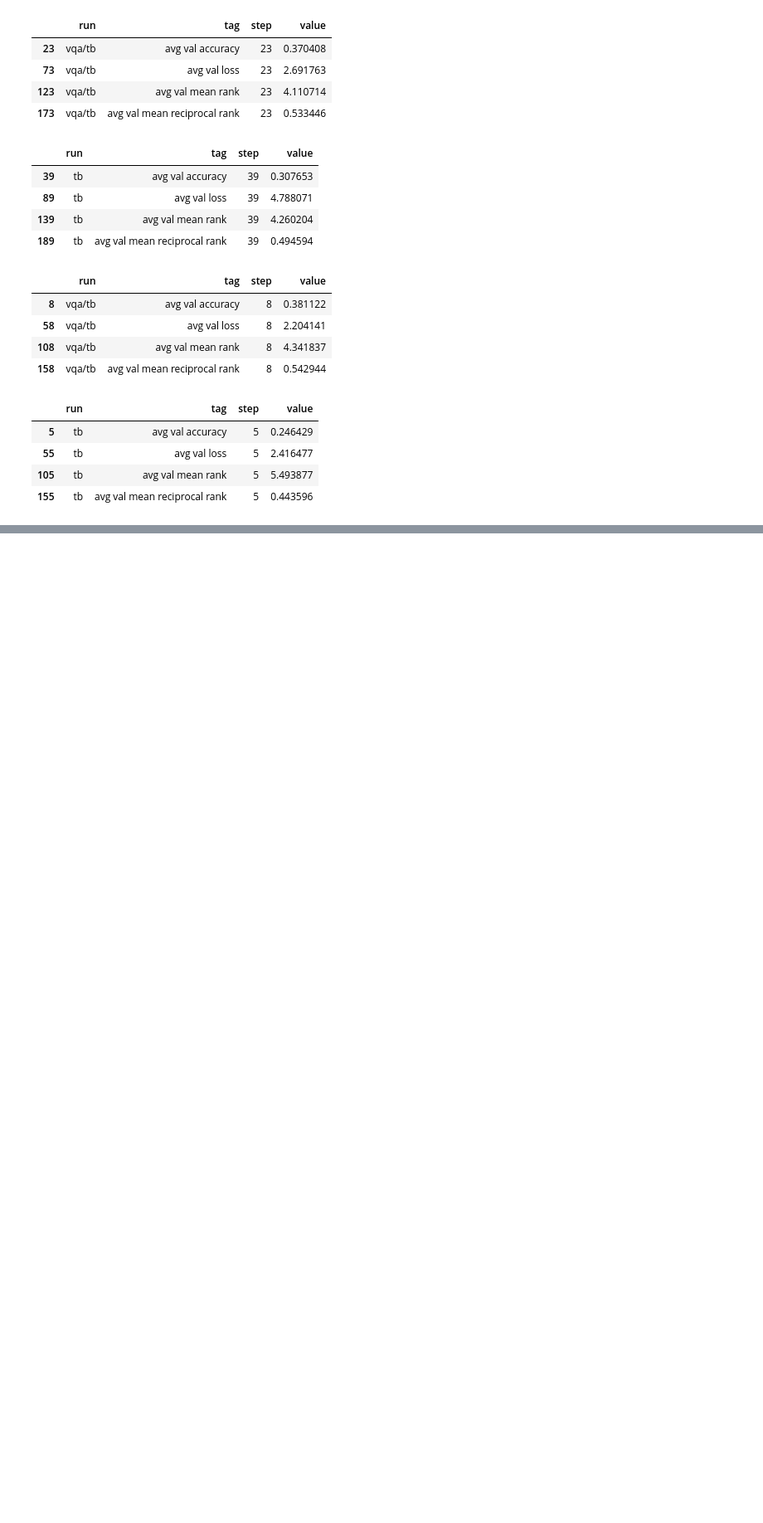
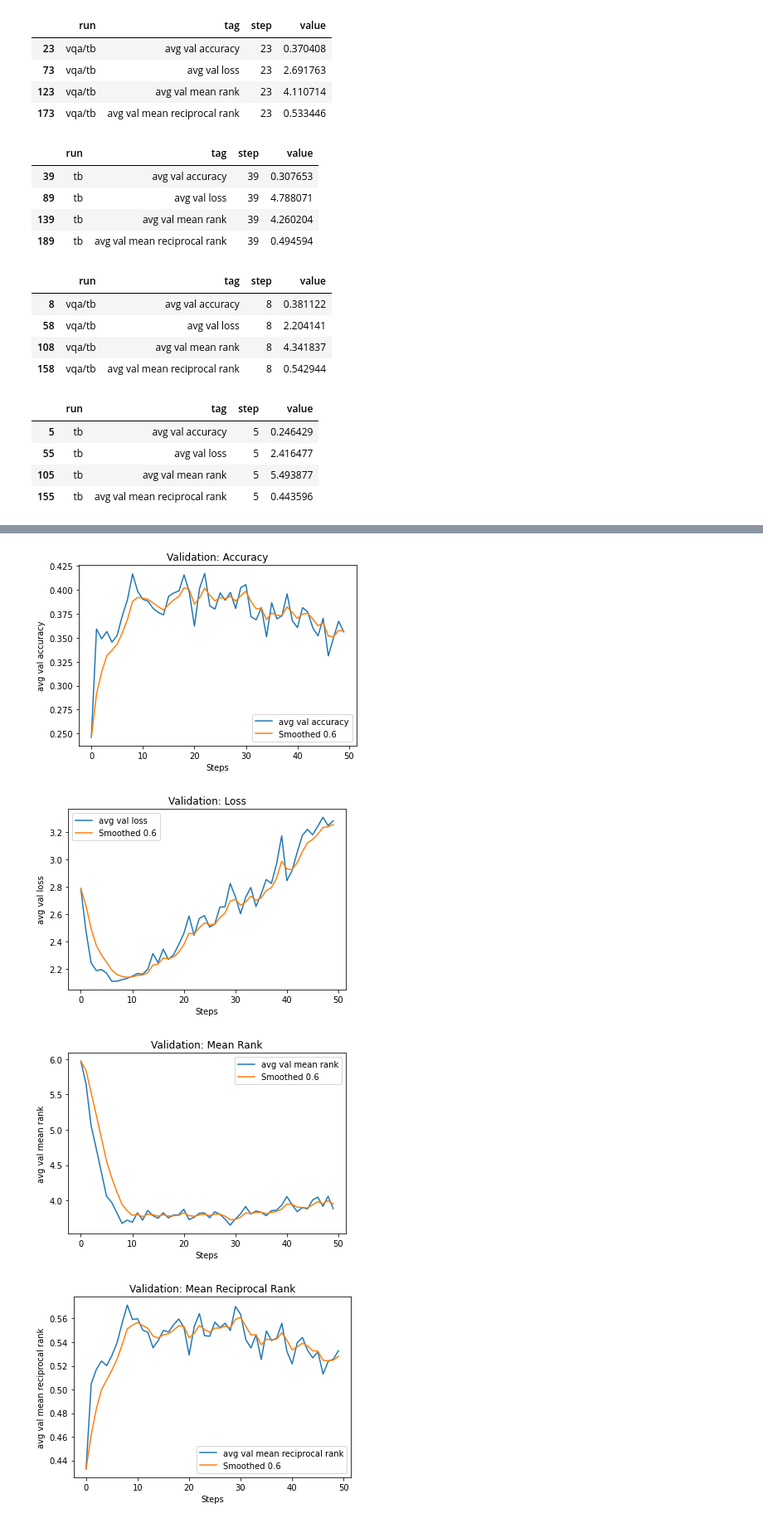
Before and after one commit to YasMME/thesisproj, a Jupyter notebook: TensorboardResultsAnalysis.ipynb, the cells around one changed output, grey strips where cells are left out. Shown at 83% size. Drawn from its saved outputs; the diff is of its cells as text; code cells hidden in the pictures; blank space fills up the shorter version.

```diff
--- a/TensorboardResultsAnalysis.ipynb
+++ b/TensorboardResultsAnalysis.ipynb
@@ -172,0 +191,16 @@ get_minimum_row(blindfolded_df, 'avg val loss')
+# %%
+category_id = "6fkTYxZKTDqODVYTNMzOBw"
+category_experiment = tb.data.experimental.ExperimentFromDev(category_id)
+category_df = category_experiment.get_scalars()
+# %%
+figure_path = '/home/yasmeen/Desktop/thesisproj/thesis/figure/results/semantic_categories/eval'
+
+generate_metric_plot(category_df, 'avg val accuracy', 'Validation: Accuracy', figure_path, 0.6)
+generate_metric_plot(category_df, 'avg val loss', 'Validation: Loss', figure_path,  0.6)
+generate_metric_plot(category_df, 'avg val mean rank', 'Validation: Mean Rank', figure_path, 0.6)
+generate_metric_plot(category_df, 'avg val mean reciprocal rank', 'Validation: Mean Reciprocal Rank', figure_path, 0.6)
+# %% [output]
+[figure, added]
+[figure, added]
+[figure, added]
+[figure, added]
```
Also changed, not shown: parts of 6 cells of this notebook, 27 other files.
